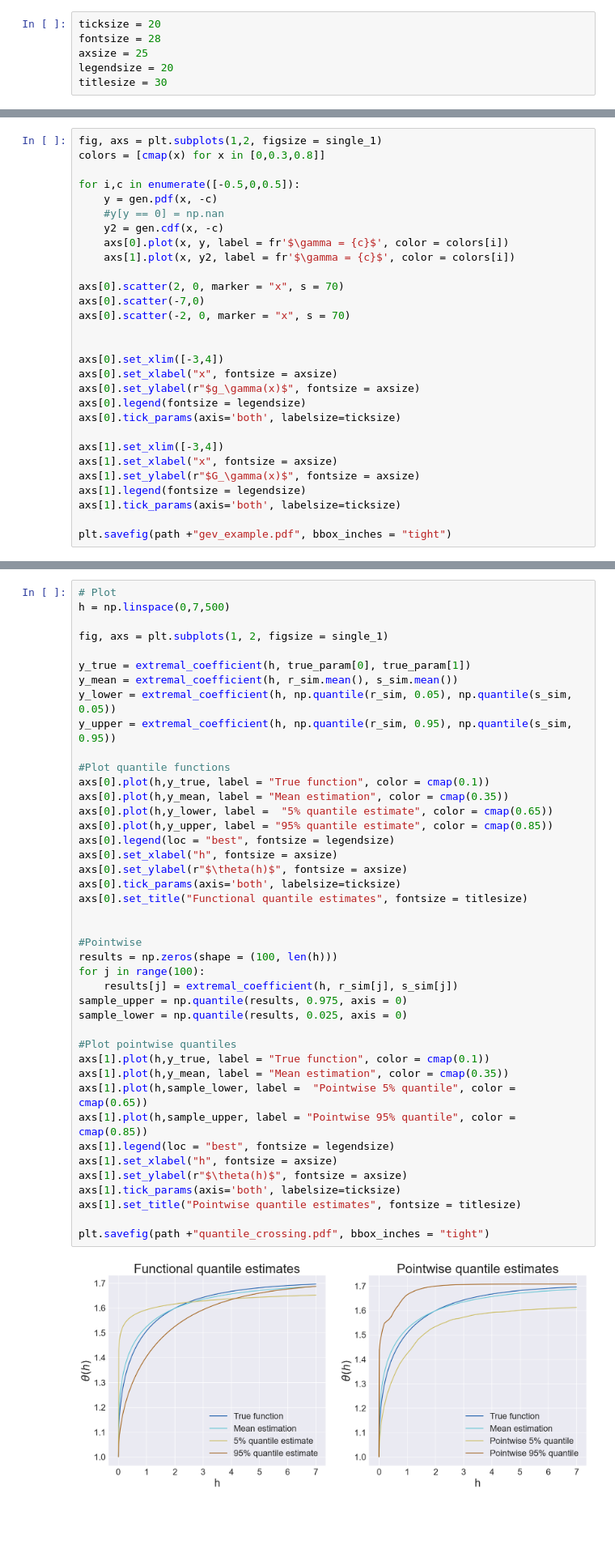
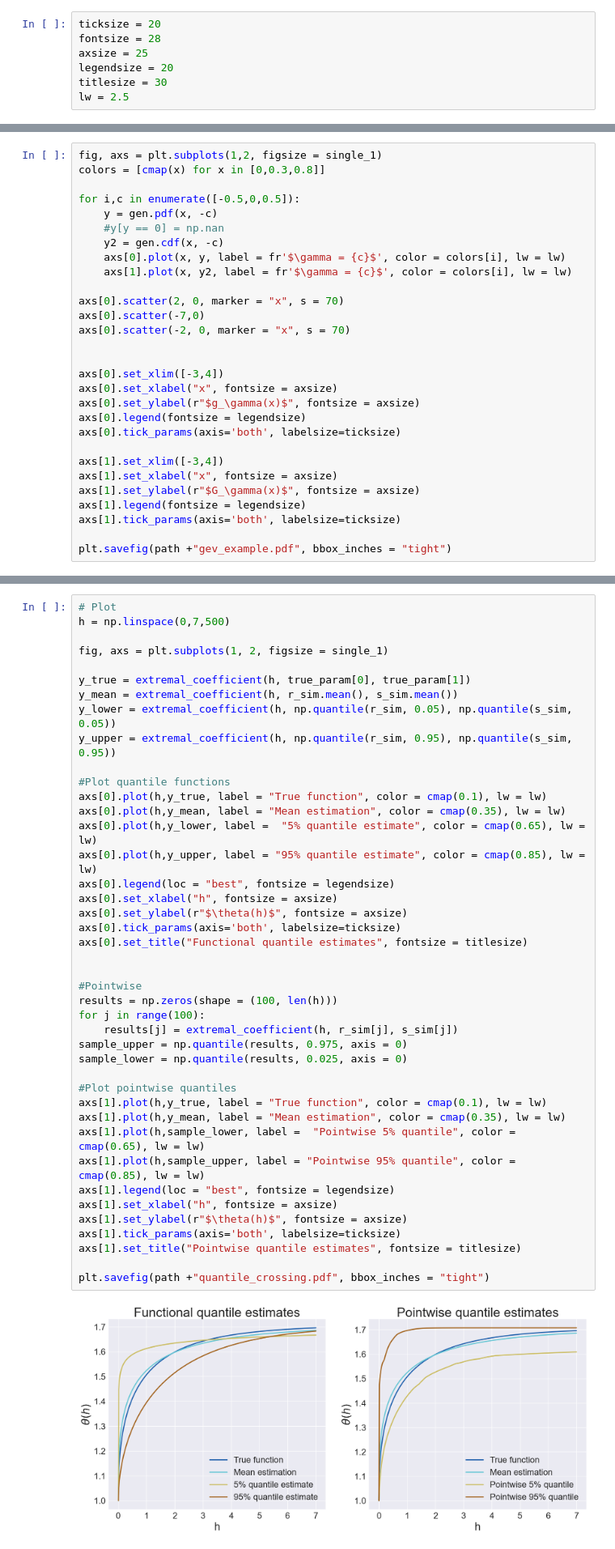
Before and after one commit to cbuelt/thesis, a Jupyter notebook: plots/plots.ipynb, the cells around one changed output, grey strips where cells are left out. Shown at 81% size. Drawn from its saved outputs; the diff is of its cells as text; blank space fills up the shorter version.

```diff
--- a/plots/plots.ipynb
+++ b/plots/plots.ipynb
@@ -34,6 +34,7 @@ fontsize = 28
 axsize = 25
 legendsize = 20
 titlesize = 30
+lw = 2.5
 # %% [markdown]
 ## Sizes
 # %%
@@ -51,8 +52,8 @@ for i,c in enumerate([-0.5,0,0.5]):
     y = gen.pdf(x, -c)
     #y[y == 0] = np.nan
     y2 = gen.cdf(x, -c)
-    axs[0].plot(x, y, label = fr'$\gamma = {c}$', color = colors[i])
-    axs[1].plot(x, y2, label = fr'$\gamma = {c}$', color = colors[i])
+    axs[0].plot(x, y, label = fr'$\gamma = {c}$', color = colors[i], lw = lw)
+    axs[1].plot(x, y2, label = fr'$\gamma = {c}$', color = colors[i], lw = lw)
 
 axs[0].scatter(2, 0, marker = "x", s = 70)
 axs[0].scatter(-7,0)
@@ -256,42 +257,42 @@ fig, axs = plt.subplots(1, 2, figsize = single_1)
 
 y_true = extremal_coefficient(h, true_param[0], true_param[1])
 y_mean = extremal_coefficient(h, r_sim.mean(), s_sim.mean())
 y_lower = extremal_coefficient(h, np.quantile(r_sim, 0.05), np.quantile(s_sim, 0.05))
 y_upper = extremal_coefficient(h, np.quantile(r_sim, 0.95), np.quantile(s_sim, 0.95))
 
 #Plot quantile functions
-axs[0].plot(h,y_true, label = "True function", color = cmap(0.1))
-axs[0].plot(h,y_mean, label = "Mean estimation", color = cmap(0.35))
-axs[0].plot(h,y_lower, label =  "5% quantile estimate", color = cmap(0.65))
-axs[0].plot(h,y_upper, label = "95% quantile estimate", color = cmap(0.85))
+axs[0].plot(h,y_true, label = "True function", color = cmap(0.1), lw = lw)
+axs[0].plot(h,y_mean, label = "Mean estimation", color = cmap(0.35), lw = lw)
+axs[0].plot(h,y_lower, label =  "5% quantile estimate", color = cmap(0.65), lw = lw)
+axs[0].plot(h,y_upper, label = "95% quantile estimate", color = cmap(0.85), lw = lw)
 axs[0].legend(loc = "best", fontsize = legendsize)
 axs[0].set_xlabel("h", fontsize = axsize)
 axs[0].set_ylabel(r"$\theta(h)$", fontsize = axsize)
 axs[0].tick_params(axis='both', labelsize=ticksize)
 axs[0].set_title("Functional quantile estimates", fontsize = titlesize)
 
 
 #Pointwise
 results = np.zeros(shape = (100, len(h)))
 for j in range(100):
     results[j] = extremal_coefficient(h, r_sim[j], s_sim[j])
 sample_upper = np.quantile(results, 0.975, axis = 0)
 sample_lower = np.quantile(results, 0.025, axis = 0)
 
 #Plot pointwise quantiles
-axs[1].plot(h,y_true, label = "True function", color = cmap(0.1))
-axs[1].plot(h,y_mean, label = "Mean estimation", color = cmap(0.35))
-axs[1].plot(h,sample_lower, label =  "Pointwise 5% quantile", color = cmap(0.65))
-axs[1].plot(h,sample_upper, label = "Pointwise 95% quantile", color = cmap(0.85))
+axs[1].plot(h,y_true, label = "True function", color = cmap(0.1), lw = lw)
+axs[1].plot(h,y_mean, label = "Mean estimation", color = cmap(0.35), lw = lw)
+axs[1].plot(h,sample_lower, label =  "Pointwise 5% quantile", color = cmap(0.65), lw = lw)
+axs[1].plot(h,sample_upper, label = "Pointwise 95% quantile", color = cmap(0.85), lw = lw)
 axs[1].legend(loc = "best", fontsize = legendsize)
 axs[1].set_xlabel("h", fontsize = axsize)
 axs[1].set_ylabel(r"$\theta(h)$", fontsize = axsize)
 axs[1].tick_params(axis='both', labelsize=ticksize)
 axs[1].set_title("Pointwise quantile estimates", fontsize = titlesize)
 
 plt.savefig(path +"quantile_crossing.pdf", bbox_inches = "tight")
 # %% [output]
-[figure, old version]
+[figure, new version]
 # %% [markdown]
 # ABC example
 # %%
```
Also changed, not shown: parts of 5 cells of this notebook, 5 other files.
